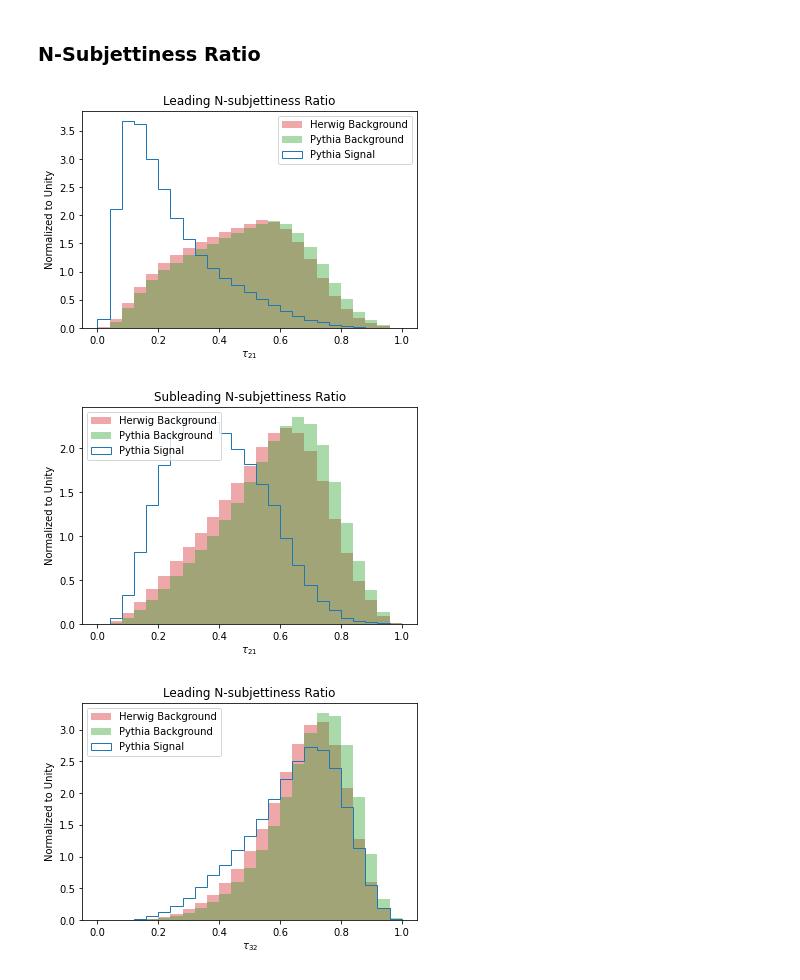
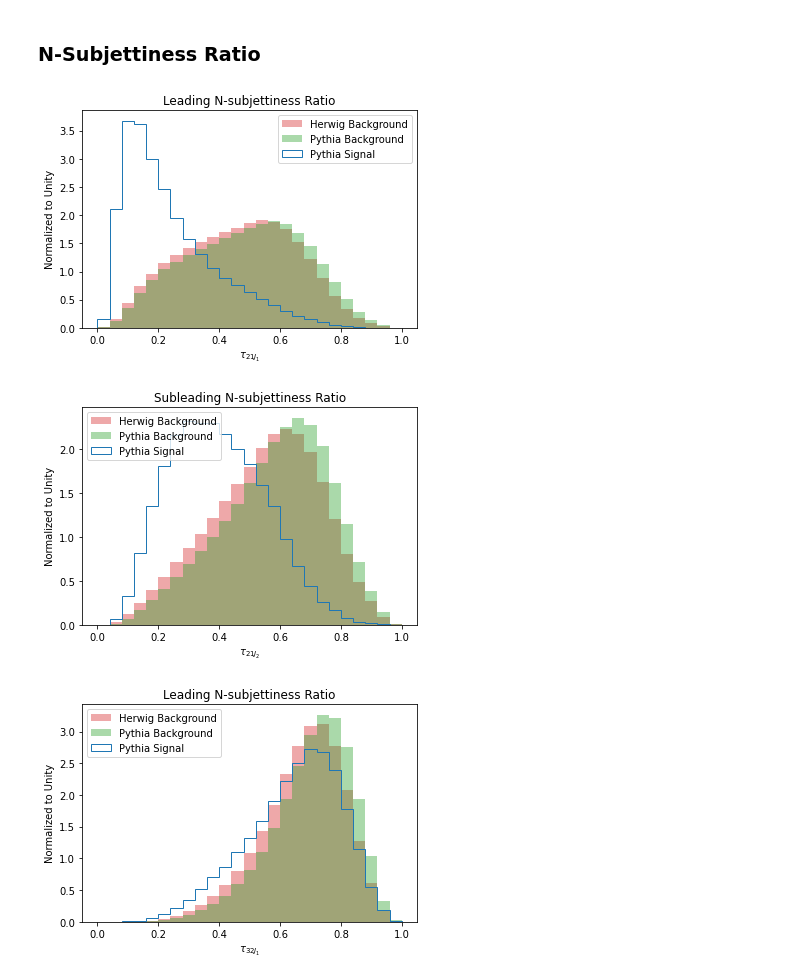
Before and after one commit to VinceLing0529/Anomaly-Detection, a Jupyter notebook: Feature Study for GAN.ipynb, the cells around one changed output. Saved outputs shown, nothing was run; the diff lists cells and outputs as text; code cells hidden in the pictures.

```diff
--- a/Feature Study for GAN.ipynb
+++ b/Feature Study for GAN.ipynb
@@ -190,36 +190,36 @@ for datatype in datatypes:
 # %%
 plt.title("Leading N-subjettiness Ratio")
 plt.ylabel("Normalized to Unity")
-plt.xlabel("$\\tau_{21}$")
+plt.xlabel("$\\tau_{21J_1}$")
 plt.hist(df["herwig"]["tau21j1"], bins = 25, range = (0, 1), color = "tab:red", alpha = 0.4, label = "Herwig Background", density = True)
 plt.hist(df["pythiabg"]["tau21j1"], bins = 25, range = (0, 1), color = "tab:green", alpha = 0.4, label = "Pythia Background", density = True)
 plt.hist(df["pythiasig"]["tau21j1"], bins = 25, range = (0, 1), color = "tab:blue", histtype = "step", label = "Pythia Signal", density = True)
 plt.legend()
 plt.show()
 # %% [output]
-[figure, old version]
+[figure, new version]
 # %%
 plt.title("Subleading N-subjettiness Ratio")
 plt.ylabel("Normalized to Unity")
-plt.xlabel("$\\tau_{21}$")
+plt.xlabel("$\\tau_{21J_2}$")
 plt.hist(df["herwig"]["tau21j2"], bins = 25, range = (0, 1), color = "tab:red", alpha = 0.4, label = "Herwig Background", density = True)
 plt.hist(df["pythiabg"]["tau21j2"], bins = 25, range = (0, 1), color = "tab:green", alpha = 0.4, label = "Pythia Background", density = True)
 plt.hist(df["pythiasig"]["tau21j2"], bins = 25, range = (0, 1), color = "tab:blue", histtype = "step", label = "Pythia Signal", density = True)
 plt.legend()
 plt.show()
 # %% [output]
-[figure, old version]
+[figure, new version]
 # %%
 plt.title("Leading N-subjettiness Ratio")
 plt.ylabel("Normalized to Unity")
-plt.xlabel("$\\tau_{32}$")
+plt.xlabel("$\\tau_{32J_1}$")
 plt.hist(df["herwig"]["tau32j1"], bins = 25, range = (0, 1), color = "tab:red", alpha = 0.4, label = "Herwig Background", density = True)
 plt.hist(df["pythiabg"]["tau32j1"], bins = 25, range = (0, 1), color = "tab:green", alpha = 0.4, label = "Pythia Background", density = True)
 plt.hist(df["pythiasig"]["tau32j1"], bins = 25, range = (0, 1), color = "tab:blue", histtype = "step", label = "Pythia Signal", density = True)
 plt.legend()
 plt.show()
 # %% [output]
-[figure, old version]
+[figure, new version]
 # %%
 plt.title("Subleading N-subjettiness Ratio")
 plt.ylabel("Normalized to Unity")
```
Also changed, not shown: parts of 1 cell of this notebook.
